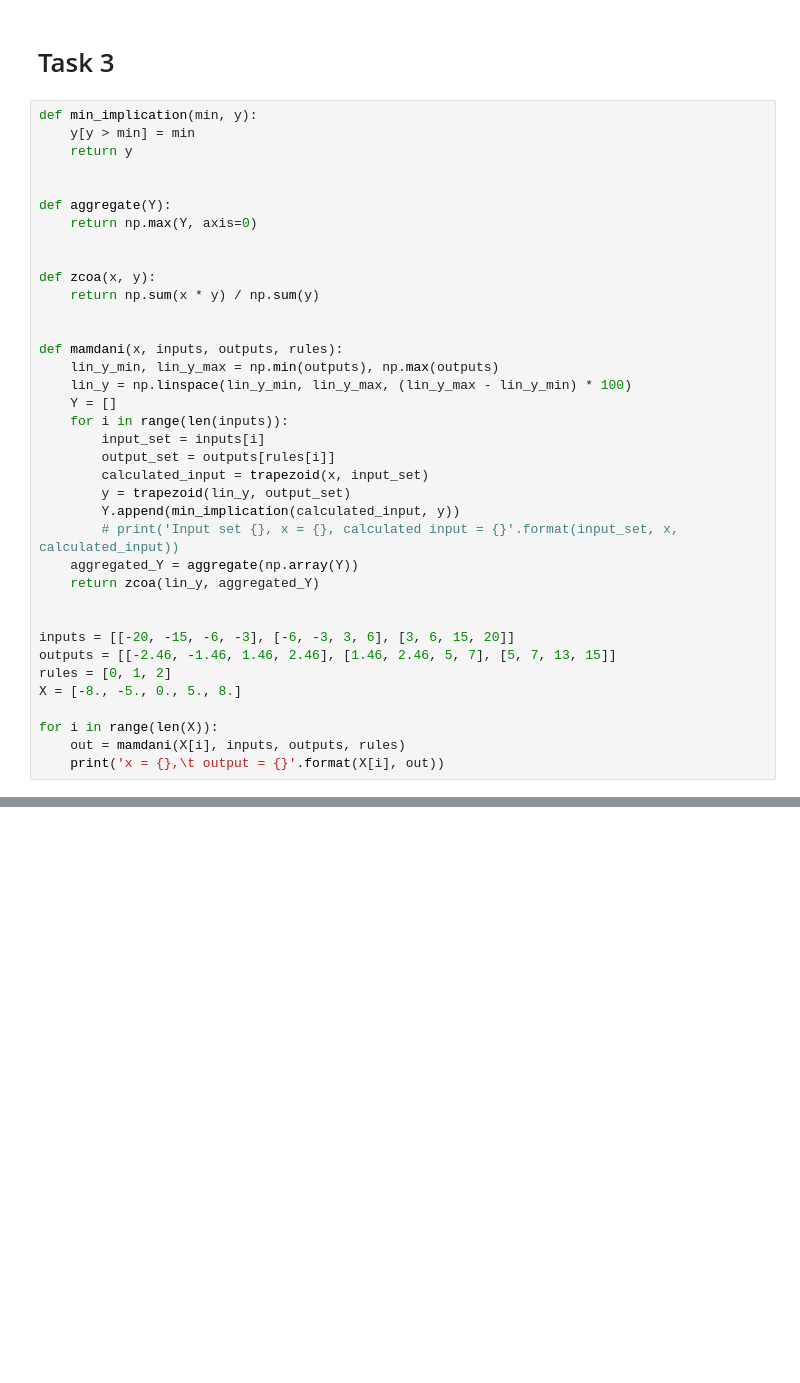
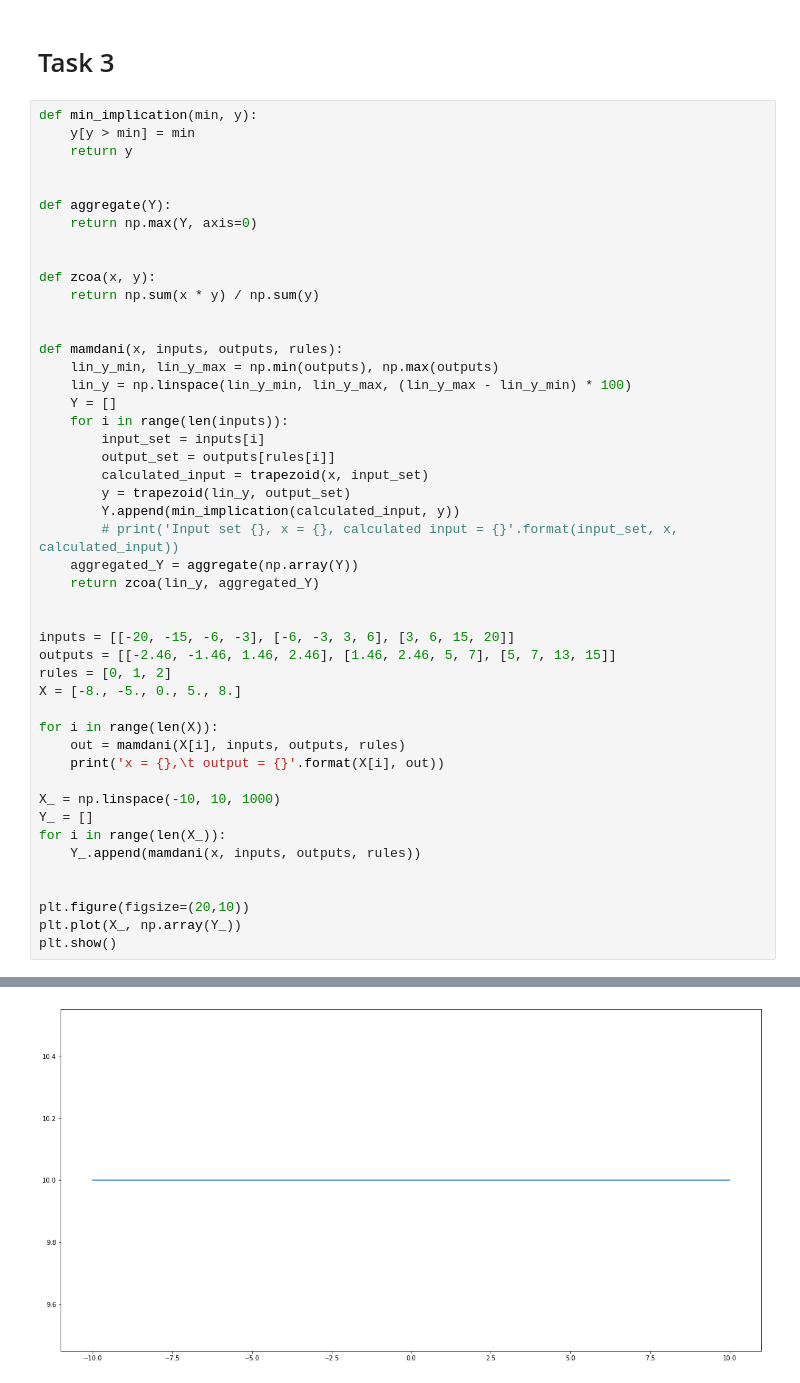
Before and after one commit to envil/pattern-recognition-uef-2019, a Jupyter notebook: ex2/exercise2-vietta.ipynb, the cells around one changed output, grey strips where cells are left out. Cells and saved outputs as stored; diff of their text form; blank space fills up the shorter version.

```diff
--- a/ex2/exercise2-vietta.ipynb
+++ b/ex2/exercise2-vietta.ipynb
@@ -152,30 +152,41 @@ def zcoa(x, y):
 
 def mamdani(x, inputs, outputs, rules):
     lin_y_min, lin_y_max = np.min(outputs), np.max(outputs)
     lin_y = np.linspace(lin_y_min, lin_y_max, (lin_y_max - lin_y_min) * 100)
     Y = []
     for i in range(len(inputs)):
         input_set = inputs[i]
         output_set = outputs[rules[i]]
         calculated_input = trapezoid(x, input_set)
         y = trapezoid(lin_y, output_set)
         Y.append(min_implication(calculated_input, y))
         # print('Input set {}, x = {}, calculated input = {}'.format(input_set, x, calculated_input))
     aggregated_Y = aggregate(np.array(Y))
     return zcoa(lin_y, aggregated_Y)
 
 
 inputs = [[-20, -15, -6, -3], [-6, -3, 3, 6], [3, 6, 15, 20]]
 outputs = [[-2.46, -1.46, 1.46, 2.46], [1.46, 2.46, 5, 7], [5, 7, 13, 15]]
 rules = [0, 1, 2]
 X = [-8., -5., 0., 5., 8.]
 
 for i in range(len(X)):
     out = mamdani(X[i], inputs, outputs, rules)
     print('x = {},\t output = {}'.format(X[i], out))
+
+X_ = np.linspace(-10, 10, 1000)
+Y_ = []
+for i in range(len(X_)):
+    Y_.append(mamdani(x, inputs, outputs, rules))
+
+
+plt.figure(figsize=(20,10))
+plt.plot(X_, np.array(Y_))
+plt.show()
 # %% [output]
 x = -8.0,        output = 4.120554138978402e-06
 x = -5.0,        output = 1.522252183401286
 x = 0.0,         output = 4.010942078680871
 x = 5.0,         output = 8.852007356074447
 x = 8.0,         output = 9.999997548697458
+[figure, added]
```
Also changed, not shown: 1 other file.
